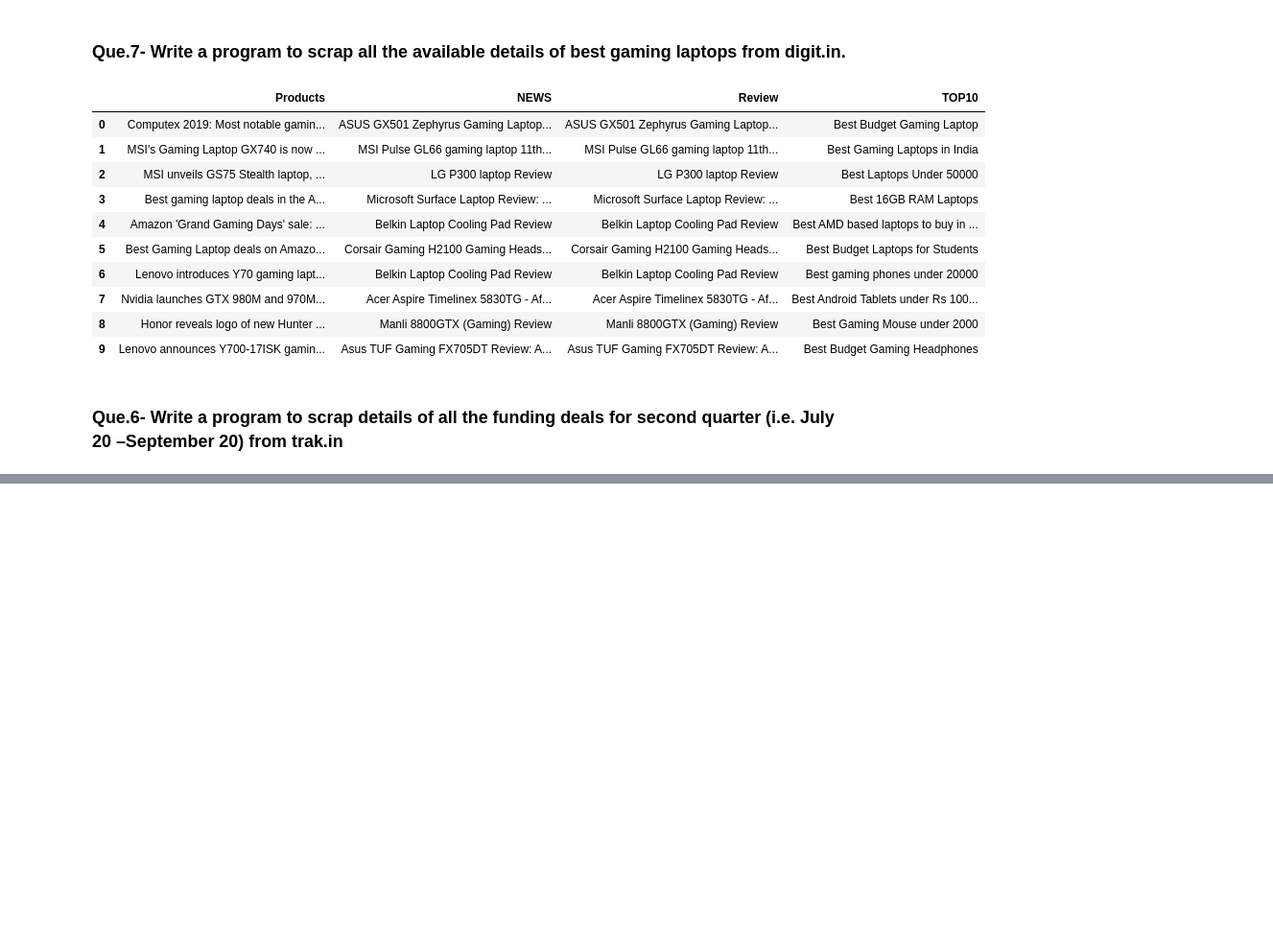
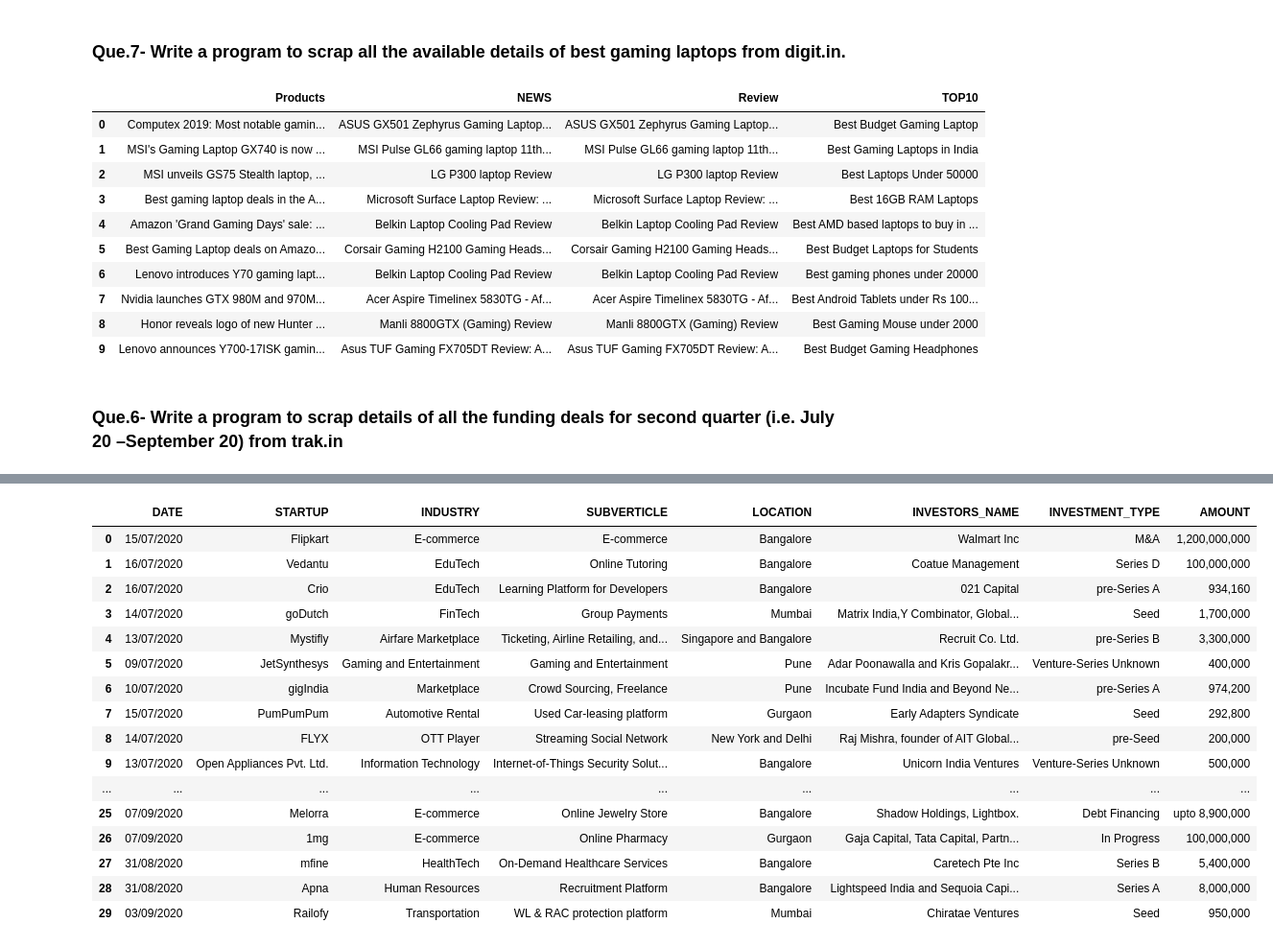
Before and after one commit to chaitali1992mygit/WEB-SCRAPING-ASSIGNMENT3, a Jupyter notebook: WEB SCRAPING ASSIGNMENT 3.ipynb, the cells around one changed output, grey strips where cells are left out. Shown at 96% size. Saved outputs shown, nothing was run; the diff lists cells and outputs as text; code cells hidden in the pictures; blank space fills up the shorter version.

```diff
--- a/WEB SCRAPING ASSIGNMENT 3.ipynb
+++ b/WEB SCRAPING ASSIGNMENT 3.ipynb
@@ -1193,0 +1266,2 @@ JULY_Startup
+# %%
+SUBVERTICLE = July_sub + Aug_sub + September_sub
@@ -1193,0 +1364,60 @@ JULY_Startup
+# %%
+##July month details
+#extract the tag having july month
+data = web_driver.find_elements_by_xpath("//td[@class='column-9']")
+
+#to remove extra data other than output we required
+Amount_july = [] #empty list
+
+for i in data[75:85]:
+    Amount_july.append(i.text)
+
+
+##Aug month details
+#extract the tag having August month
+#to remove extra data other than output we required
+Amount_Aug = [] #empty list
+
+for i in data[65:75]:
+    Amount_Aug.append(i.text)
+
+
+##September month details
+#extract the tag having september month
+#to remove extra data other than output we required
+Amount_Sept = [] #empty list
+
+for i in data[55:65]:
+    Amount_Sept.append(i.text)
+
+AMOUNT = Amount_july + Amount_Aug + Amount_Sept
+# %%
+# Make data frame of sunglasses from https://www.digit.in/
+FUNDING = pd.DataFrame({})
+FUNDING['DATE'] = DATE
+FUNDING['STARTUP'] = STARTUP
+FUNDING['INDUSTRY'] =INDUSTRY
+FUNDING['SUBVERTICLE'] = SUBVERTICLE
+FUNDING['LOCATION'] = LOCATION
+FUNDING['INVESTORS_NAME'] = INVESTORS_NAME
+FUNDING['INVESTMENT_TYPE'] = INVESTMENT_TYPE
+FUNDING['AMOUNT'] = AMOUNT
+FUNDING
+# %% [output]
+|  | DATE | STARTUP | INDUSTRY | SUBVERTICLE | LOCATION | INVESTORS_NAME | INVESTMENT_TYPE | AMOUNT |
+| 0 | 15/07/2020 | Flipkart | E-commerce | E-commerce | Bangalore | Walmart Inc | M&A | 1,200,000,000 |
+| 1 | 16/07/2020 | Vedantu | EduTech | Online Tutoring | Bangalore | Coatue Management | Series D | 100,000,000 |
+| 2 | 16/07/2020 | Crio | EduTech | Learning Platform for Developers | Bangalore | 021 Capital | pre-Series A | 934,160 |
+| 3 | 14/07/2020 | goDutch | FinTech | Group Payments | Mumbai | Matrix India,Y Combinator, Global... | Seed | 1,700,000 |
+| 4 | 13/07/2020 | Mystifly | Airfare Marketplace | Ticketing, Airline Retailing, and... | Singapore and Bangalore | Recruit Co. Ltd. | pre-Series B | 3,300,000 |
+| 5 | 09/07/2020 | JetSynthesys | Gaming and Entertainment | Gaming and Entertainment | Pune | Adar Poonawalla and Kris Gopalakr... | Venture-Series Unknown | 400,000 |
+| 6 | 10/07/2020 | gigIndia | Marketplace | Crowd Sourcing, Freelance | Pune | Incubate Fund India and Beyond Ne... | pre-Series A | 974,200 |
+| 7 | 15/07/2020 | PumPumPum | Automotive Rental | Used Car-leasing platform | Gurgaon | Early Adapters Syndicate | Seed | 292,800 |
+| 8 | 14/07/2020 | FLYX | OTT Player | Streaming Social Network | New York and Delhi | Raj Mishra, founder of AIT Global... | pre-Seed | 200,000 |
+| 9 | 13/07/2020 | Open Appliances Pvt. Ltd. | Information Technology | Internet-of-Things Security Solut... | Bangalore | Unicorn India Ventures | Venture-Series Unknown | 500,000 |
+| ... | ... | ... | ... | ... | ... | ... | ... | ... |
+| 25 | 07/09/2020 | Melorra | E-commerce | Online Jewelry Store | Bangalore | Shadow Holdings, Lightbox. | Debt Financing | upto 8,900,000 |
+| 26 | 07/09/2020 | 1mg | E-commerce | Online Pharmacy | Gurgaon | Gaja Capital, Tata Capital, Partn... | In Progress | 100,000,000 |
+| 27 | 31/08/2020 | mfine | HealthTech | On-Demand Healthcare Services | Bangalore | Caretech Pte Inc | Series B | 5,400,000 |
+| 28 | 31/08/2020 | Apna | Human Resources | Recruitment Platform | Bangalore | Lightspeed India and Sequoia Capi... | Series A | 8,000,000 |
+| 29 | 03/09/2020 | Railofy | Transportation | WL & RAC protection platform | Mumbai | Chiratae Ventures | Seed | 950,000 |
```
Also changed, not shown: parts of 14 cells of this notebook.
